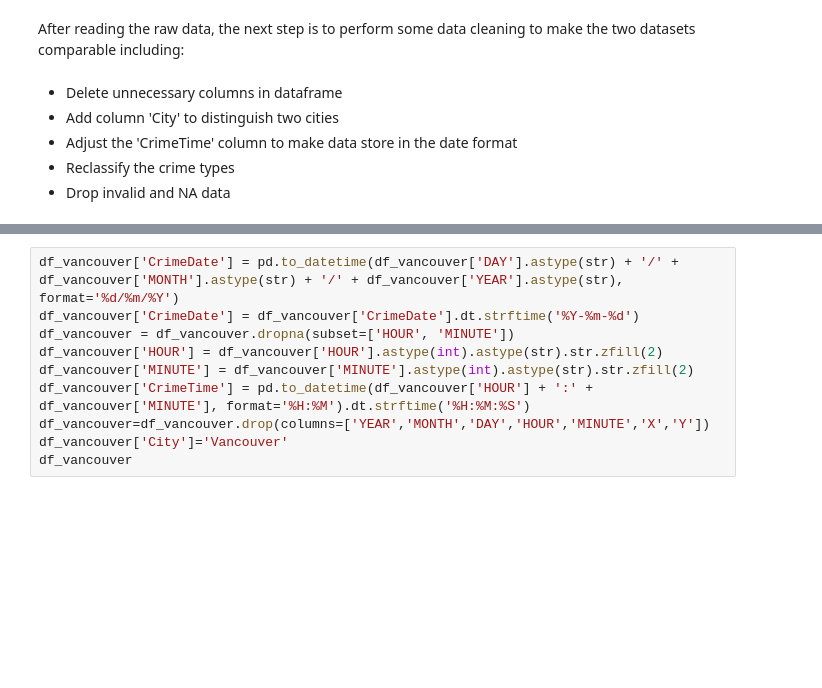
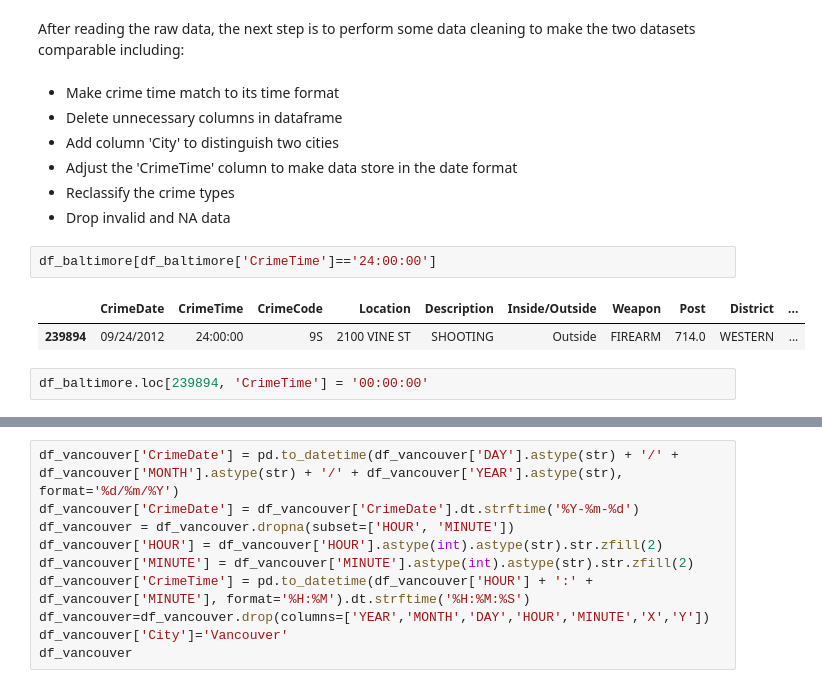
Before and after one commit to LSE-ME204/me204-2024-project-JingyiMAO, a Jupyter notebook: notebooks/NB02-Build-Database.ipynb, the cells around one changed output, grey strips where cells are left out. Cells and saved outputs as stored; diff of their text form; blank space fills up the shorter version.

```diff
--- a/notebooks/NB02-Build-Database.ipynb
+++ b/notebooks/NB02-Build-Database.ipynb
@@ -30,10 +28,18 @@ df_vancouver = pd.read_csv('../data/raw/crime.csv')
 # %% [markdown]
 After reading the raw data, the next step is to perform some data cleaning to make the two datasets comparable including:
 # %% [markdown]
+- Make crime time match to its time format
 - Delete unnecessary columns in dataframe
 - Add column 'City' to distinguish two cities
 - Adjust the 'CrimeTime' column to make data store in the date format
 - Reclassify the crime types
 - Drop invalid and NA data
+# %%
+df_baltimore[df_baltimore['CrimeTime']=='24:00:00']
+# %% [output]
+|  | CrimeDate | CrimeTime | CrimeCode | Location | Description | Inside/Outside | Weapon | Post | District | ... |
+| 239894 | 09/24/2012 | 24:00:00 | 9S | 2100 VINE ST | SHOOTING | Outside | FIREARM | 714.0 | WESTERN | ... |
+# %%
+df_baltimore.loc[239894, 'CrimeTime'] = '00:00:00'
 # %%
 df_baltimore=df_baltimore.drop(columns=['CrimeCode','Inside/Outside','Weapon','Post','District','Location 1','Premise','Total Incidents'])
```
Also changed, not shown: parts of 4 cells of this notebook, 1 other file.
